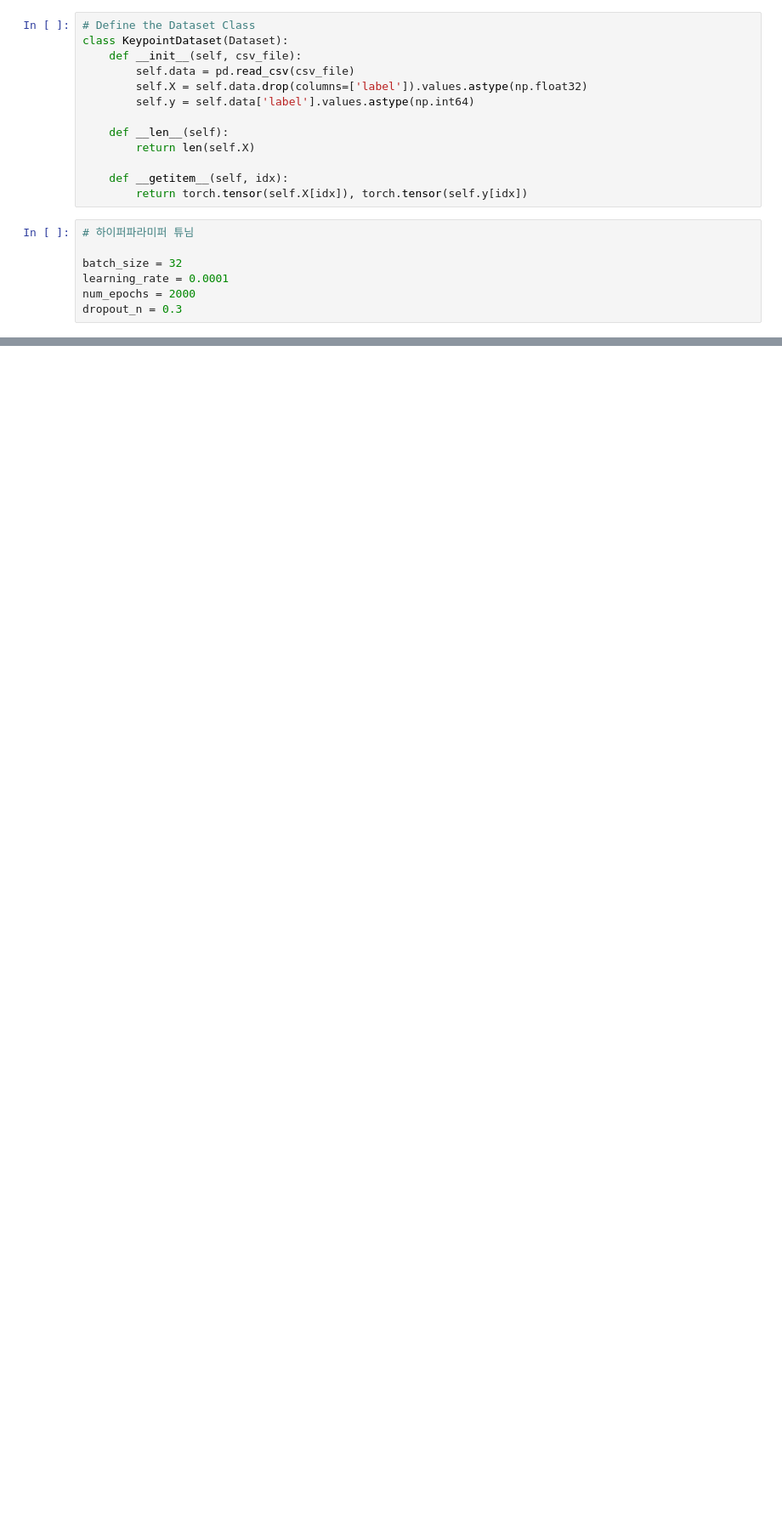
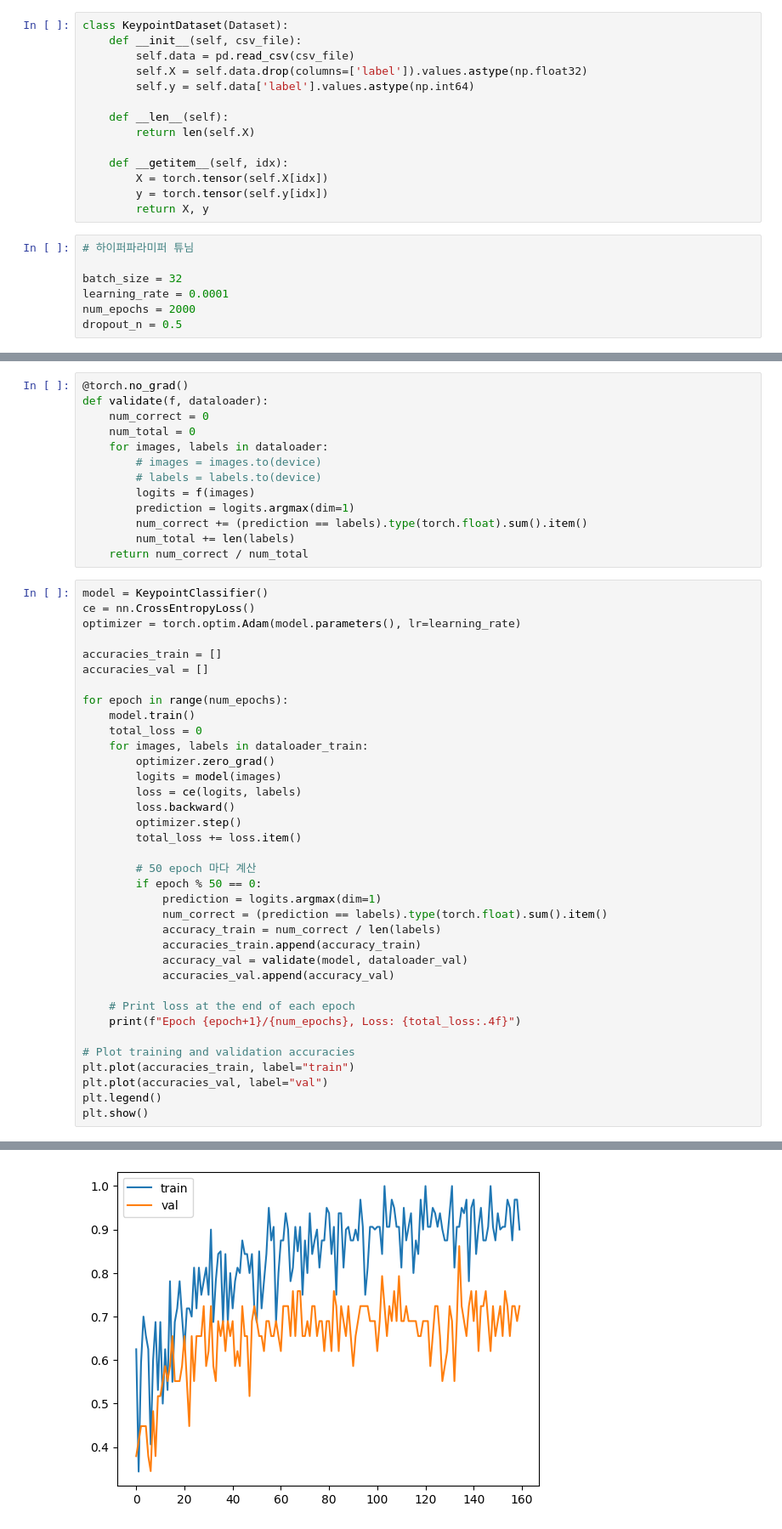
Before and after one commit to becanam/ai_posture_project, a Jupyter notebook: posture_ai_webcam.ipynb, the cells around one changed output, grey strips where cells are left out. Shown: that part at 85% size. Saved outputs shown, nothing was run; the diff lists cells and outputs as text; blank space fills up the shorter version.

```diff
--- a/posture_ai_webcam.ipynb
+++ b/posture_ai_webcam.ipynb
@@ -13,6 +14,5 @@ import math
 import os
 # %%
-# Define the Dataset Class
 class KeypointDataset(Dataset):
     def __init__(self, csv_file):
         self.data = pd.read_csv(csv_file)
@@ -23,12 +23,14 @@ class KeypointDataset(Dataset):
         return len(self.X)
 
     def __getitem__(self, idx):
-        return torch.tensor(self.X[idx]), torch.tensor(self.y[idx])
+        X = torch.tensor(self.X[idx])
+        y = torch.tensor(self.y[idx])
+        return X, y
 # %%
 # 하이퍼파라미퍼 튜님
 
 batch_size = 32
 learning_rate = 0.0001
 num_epochs = 2000
-dropout_n = 0.3
+dropout_n = 0.5
 # %%
@@ -97,0 +100,50 @@ Epoch 2000/2000, Loss: 0.2285
+# %%
+@torch.no_grad()
+def validate(f, dataloader):
+    num_correct = 0
+    num_total = 0
+    for images, labels in dataloader:
+        # images = images.to(device)
+        # labels = labels.to(device)
+        logits = f(images)
+        prediction = logits.argmax(dim=1)
+        num_correct += (prediction == labels).type(torch.float).sum().item()
+        num_total += len(labels)
+    return num_correct / num_total
+# %%
+model = KeypointClassifier()
+ce = nn.CrossEntropyLoss()
+optimizer = torch.optim.Adam(model.parameters(), lr=learning_rate)
+
+accuracies_train = []
+accuracies_val = []
+
+for epoch in range(num_epochs):
+    model.train()
+    total_loss = 0
+    for images, labels in dataloader_train:
+        optimizer.zero_grad()
+        logits = model(images)
+        loss = ce(logits, labels)
+        loss.backward()
+        optimizer.step()
+        total_loss += loss.item()
+
+        # 50 epoch 마다 계산
+        if epoch % 50 == 0:
+            prediction = logits.argmax(dim=1)
+            num_correct = (prediction == labels).type(torch.float).sum().item()
+            accuracy_train = num_correct / len(labels)
+            accuracies_train.append(accuracy_train)
+            accuracy_val = validate(model, dataloader_val)
+            accuracies_val.append(accuracy_val)
+
+    # Print loss at the end of each epoch
+    print(f"Epoch {epoch+1}/{num_epochs}, Loss: {total_loss:.4f}")
+
+# Plot training and validation accuracies
+plt.plot(accuracies_train, label="train")
+plt.plot(accuracies_val, label="val")
+plt.legend()
+plt.show()
+# %% [output]
@@ -98 +167,2 @@ Epoch 2000/2000, Loss: 0.2285
+[figure, added]
 # %%
```
Also changed, not shown: parts of 7 cells of this notebook, 2 other files.
